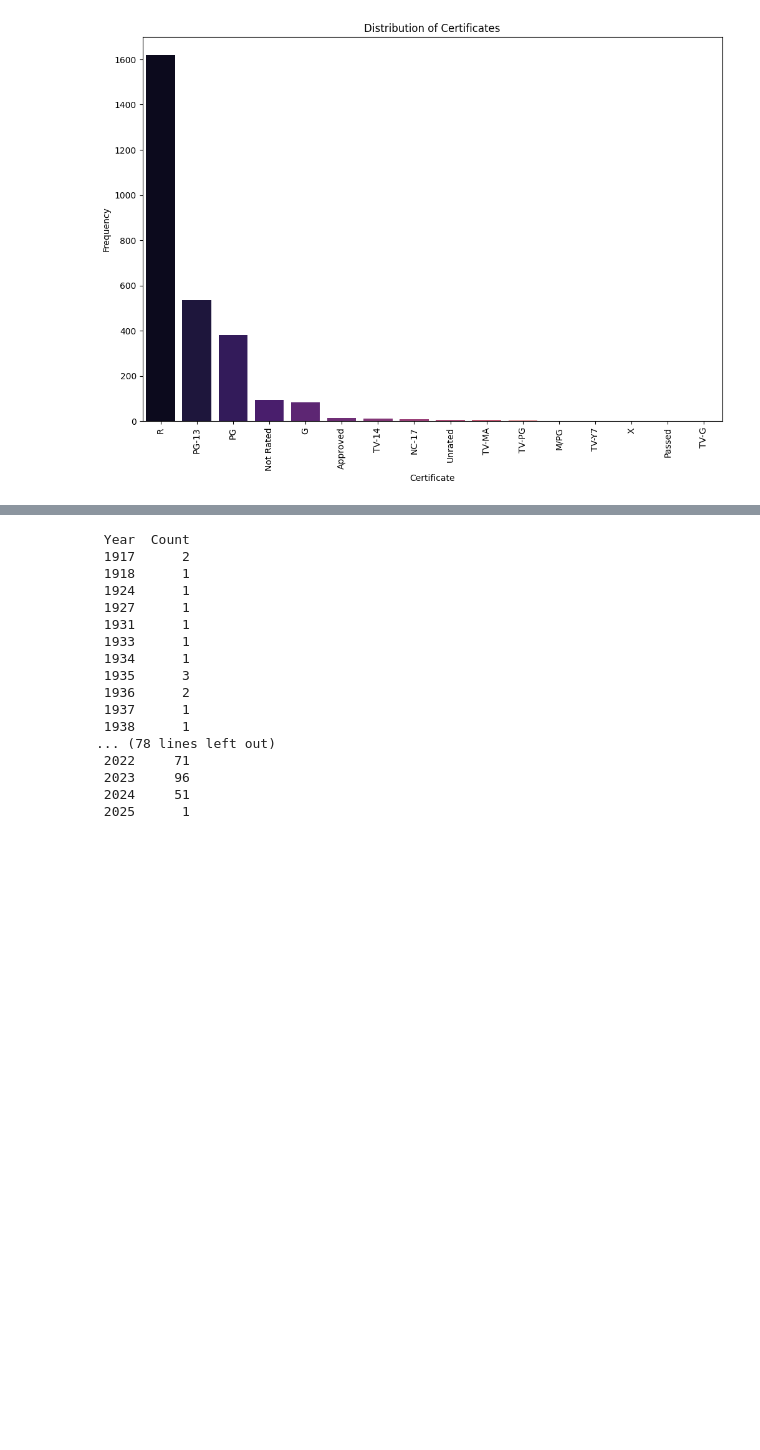
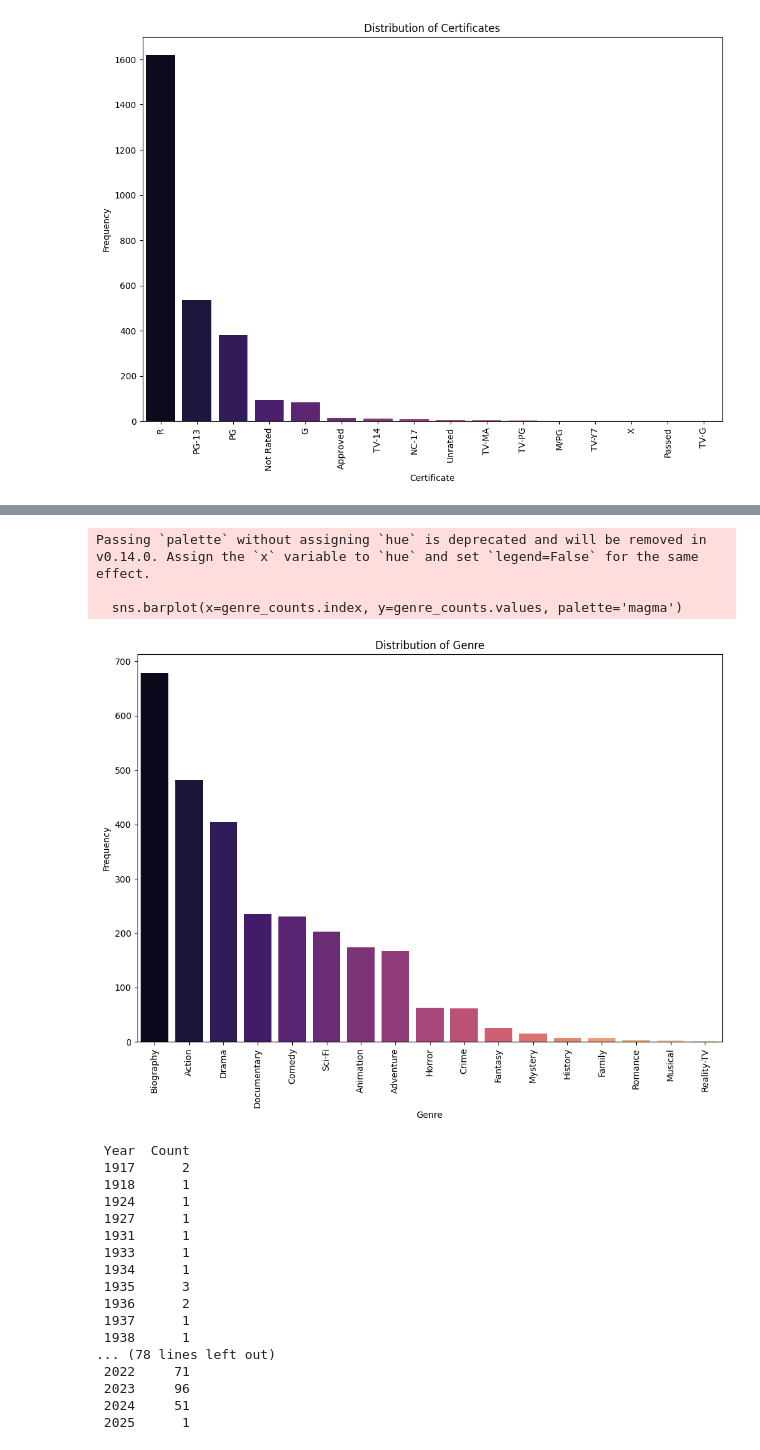
Before and after one commit to wayneflossien/102-final-project, a Jupyter notebook: 102-final_project.ipynb, the cells around one changed output, grey strips where cells are left out. Drawn from its saved outputs; the diff is of its cells as text; code cells hidden in the pictures; blank space fills up the shorter version.

```diff
--- a/102-final_project.ipynb
+++ b/102-final_project.ipynb
@@ -185,3 +210,7 @@ Passing `palette` without assigning `hue` is deprecated and will be removed in v
 
   sns.barplot(x=certificate_counts.index, y=certificate_counts.values, palette='magma')
 [figure]
+# %%
+# Count the frequency of each certificate
+genre_counts = df2['Genre'].value_counts()
+genre_counts
@@ -188,3 +237,17 @@ Passing `palette` without assigning `hue` is deprecated and will be removed in v
+# %%
+# Create a bar chart for Distribution of Genres
+plt.figure(figsize=(12, 8))
+sns.barplot(x=genre_counts.index, y=genre_counts.values, palette='magma')
+plt.title('Distribution of Genre')
+plt.xlabel('Genre')
+plt.ylabel('Frequency')
+plt.xticks(rotation=90)
+plt.show()
+# %% [output]
+Passing `palette` without assigning `hue` is deprecated and will be removed in v0.14.0. Assign the `x` variable to `hue` and set `legend=False` for the same effect.
+
+  sns.barplot(x=genre_counts.index, y=genre_counts.values, palette='magma')
+[figure, added]
 # %%
 # Count the frequency of each year and sort the counts by year
 year_counts = df2['Year'].value_counts().sort_index()
```
Also changed, not shown: parts of 11 cells of this notebook.
